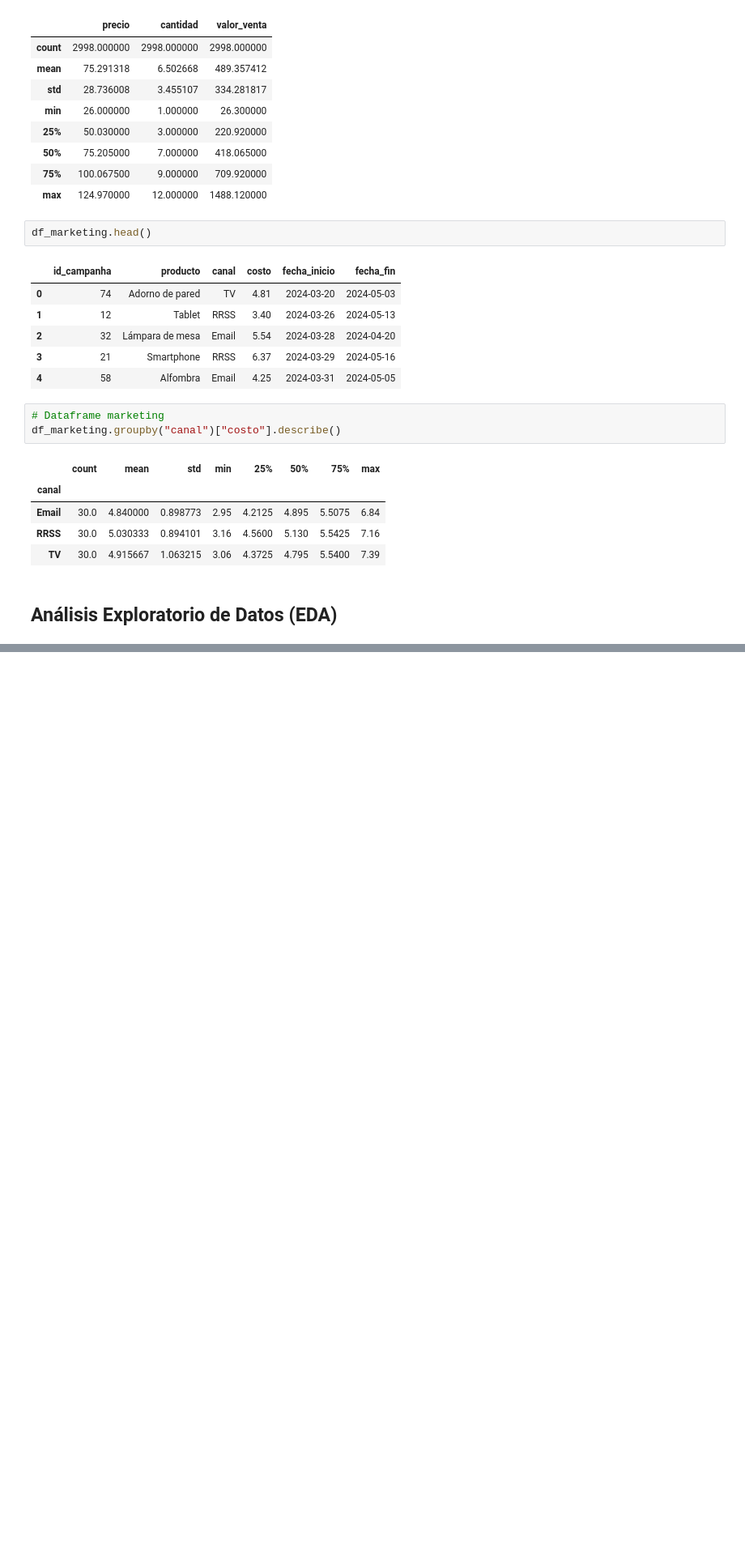
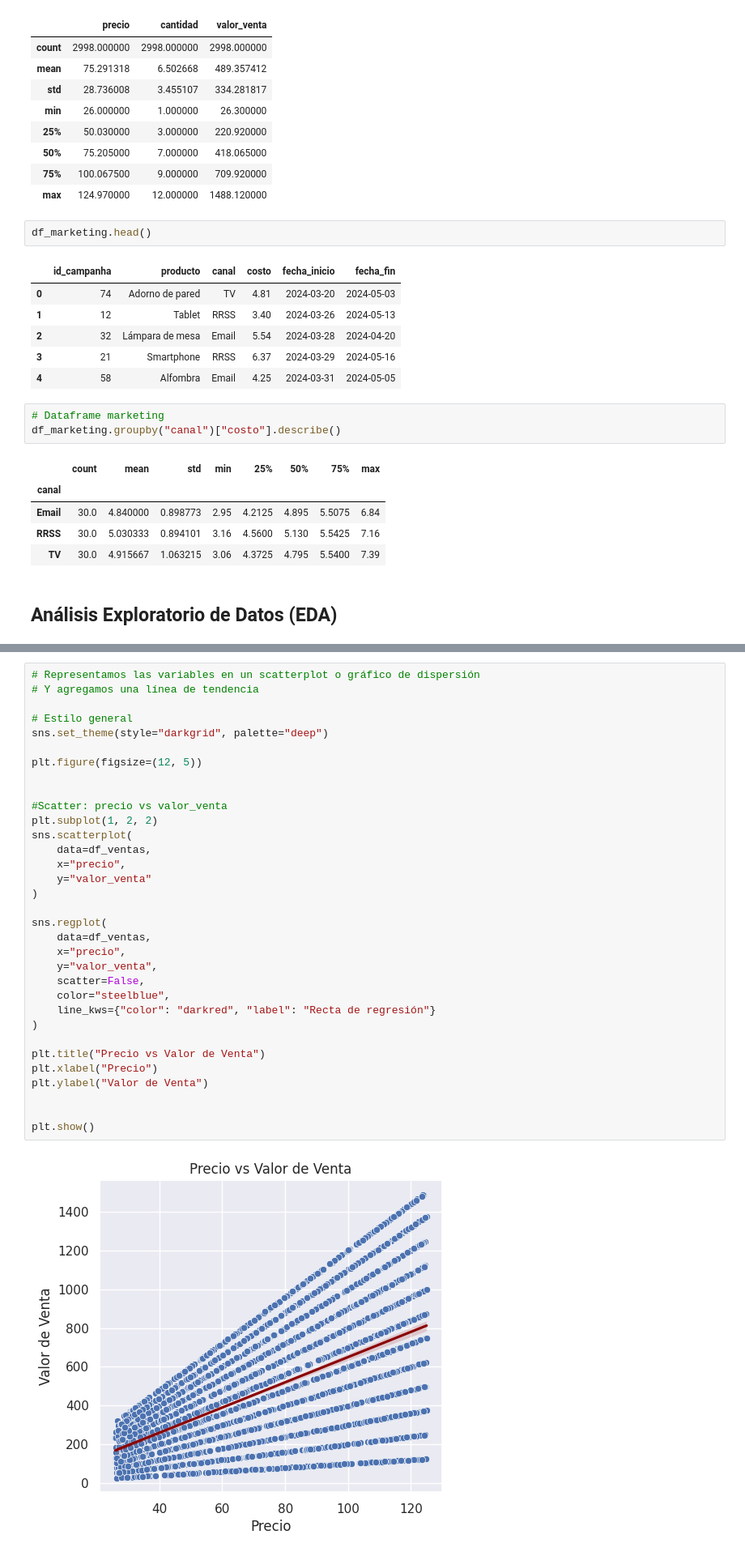
Before and after one commit to CamilaVillarreal/Comision-252613-TPI-Data-Analytics-Final, a Jupyter notebook: Final.ipynb, the cells around one changed output, grey strips where cells are left out. Shown at 81% size. Drawn from its saved outputs; the diff is of its cells as text; blank space fills up the shorter version.

```diff
--- a/Final.ipynb
+++ b/Final.ipynb
@@ -909,0 +1002,35 @@ plt.show()
+# %%
+# Representamos las variables en un scatterplot o gráfico de dispersión
+# Y agregamos una línea de tendencia
+
+# Estilo general
+sns.set_theme(style="darkgrid", palette="deep")
+
+plt.figure(figsize=(12, 5))
+
+
+#Scatter: precio vs valor_venta
+plt.subplot(1, 2, 2)
+sns.scatterplot(
+    data=df_ventas,
+    x="precio",
+    y="valor_venta"
+)
+
+sns.regplot(
+    data=df_ventas,
+    x="precio",
+    y="valor_venta",
+    scatter=False,
+    color="steelblue",
+    line_kws={"color": "darkred", "label": "Recta de regresión"}
+)
+
+plt.title("Precio vs Valor de Venta")
+plt.xlabel("Precio")
+plt.ylabel("Valor de Venta")
+
+
+plt.show()
+# %% [output]
+[figure, added]
```
Also changed, not shown: parts of 29 cells of this notebook.
